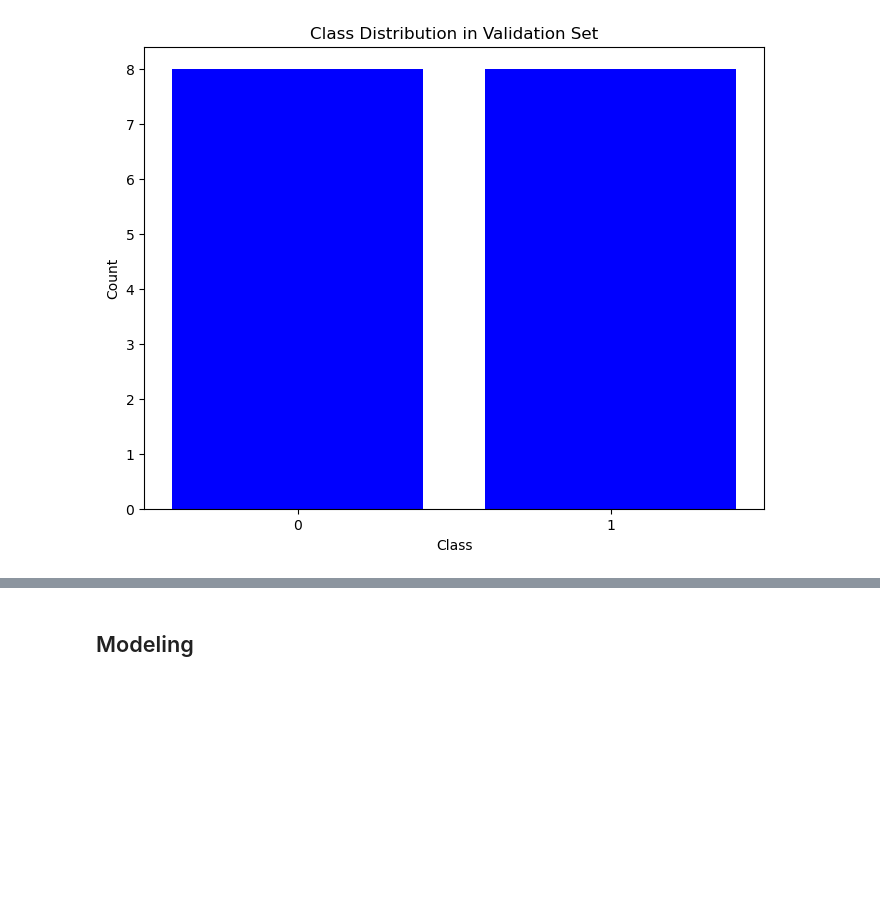
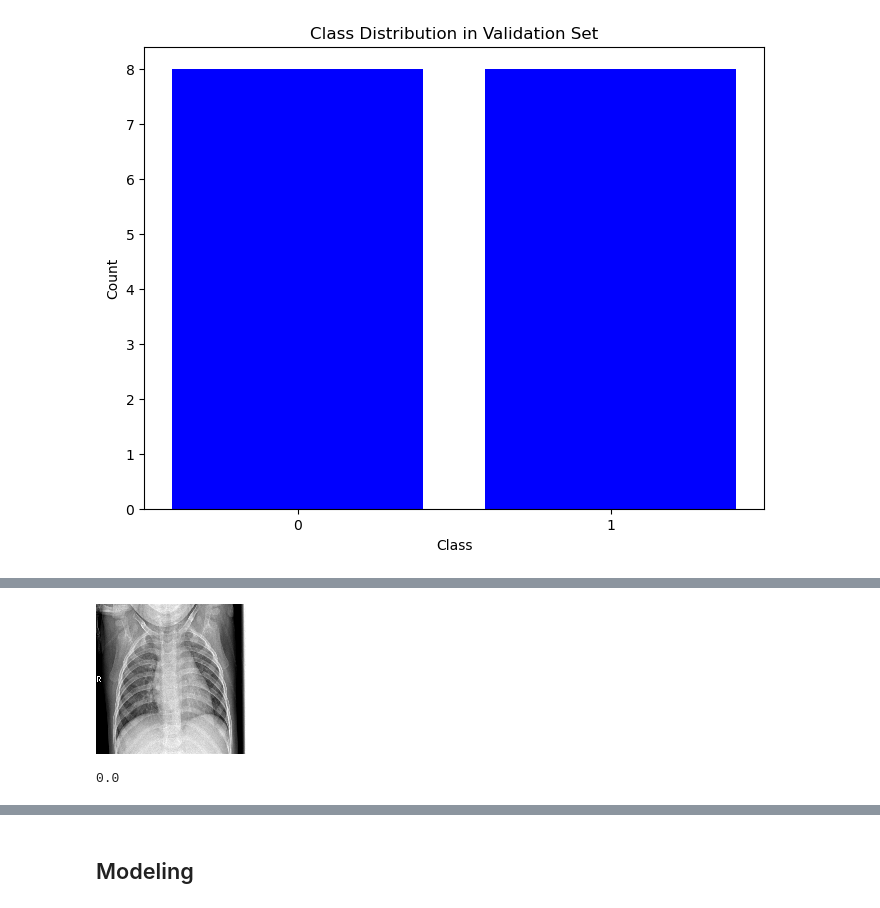
Before and after one commit to ldwilker10/pneumonia_classification, a Jupyter notebook: final_draft_notebook_model.ipynb, the cells around one changed output, grey strips where cells are left out. Cells and saved outputs as stored; diff of their text form; code cells hidden in the pictures; blank space fills up the shorter version.

```diff
--- a/final_draft_notebook_model.ipynb
+++ b/final_draft_notebook_model.ipynb
@@ -137,0 +168,9 @@ plot_class_distribution(val_class_counts_dict, 'Validation')
+# %%
+array_to_img(train_images[12])
+# %% [output]
+[figure, added]
+# %%
+# Example image without pneumonia
+print(train_labels[12])
+# %% [output]
+0.0
```
Also changed, not shown: parts of 9 cells of this notebook.
